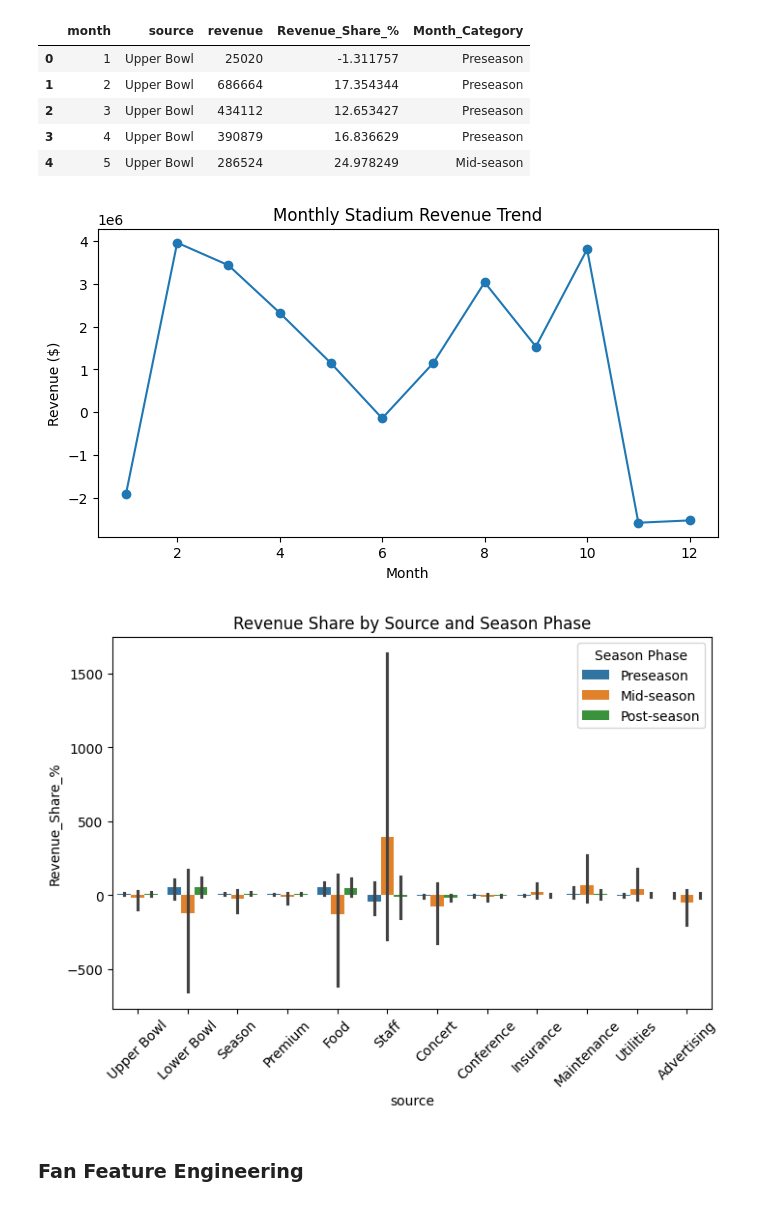
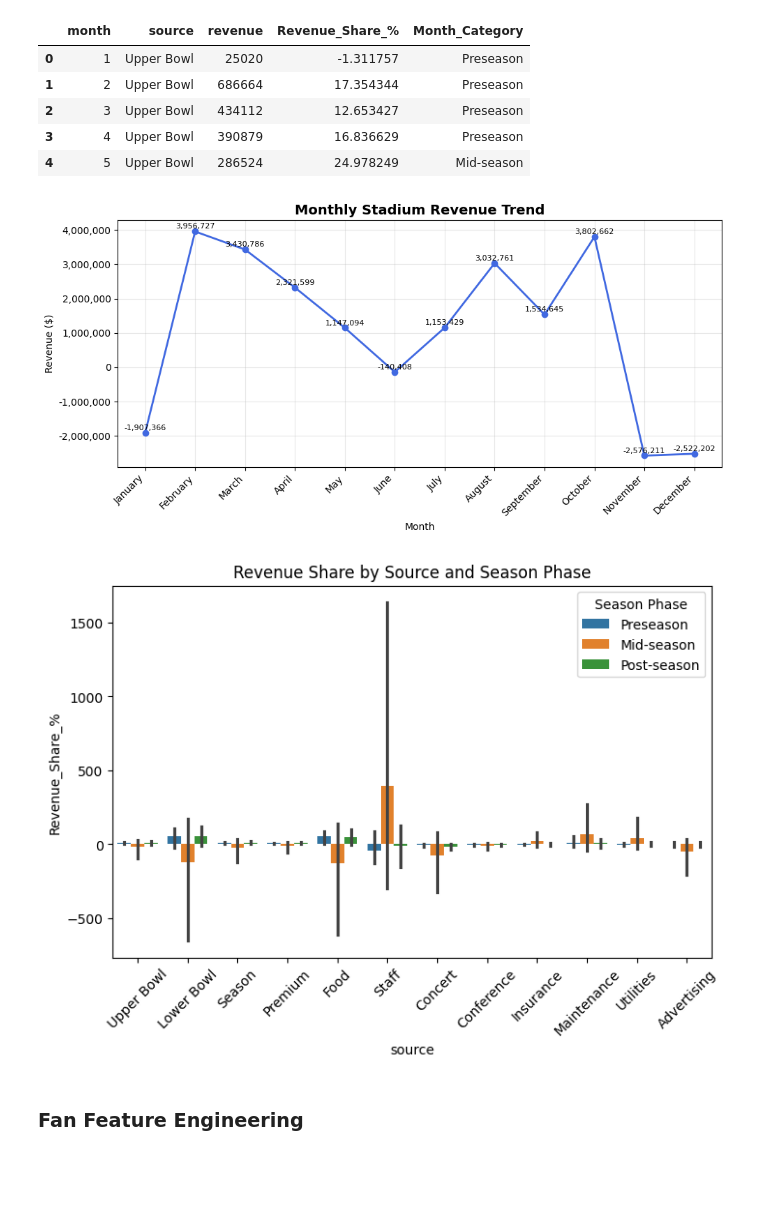
Before and after one commit to mcho04/UBC-Bolt-First-Byte-2025, a Jupyter notebook: first_byte_2025.ipynb, the cells around one changed output. Drawn from its saved outputs; the diff is of its cells as text; code cells hidden in the pictures; blank space fills up the shorter version.

```diff
--- a/first_byte_2025.ipynb
+++ b/first_byte_2025.ipynb
@@ -460,24 +461,48 @@ stadium_dat.head()
 | 3 | 4 | Upper Bowl | 390879 | 16.836629 | Preseason |
 | 4 | 5 | Upper Bowl | 286524 | 24.978249 | Mid-season |
 # %%
-# Monthly total revenue trend
-monthly_rev = stadium_dat.groupby('month')['revenue'].sum()
-plt.figure(figsize=(8,4))
-monthly_rev.plot(marker='o')
-plt.title('Monthly Stadium Revenue Trend')
+# Group total revenue per month
+monthly_rev = stadium_dat.groupby('month')['revenue'].sum().reset_index()
+
+# Convert month numbers → month names
+monthly_rev['Month_Name'] = monthly_rev['month'].apply(lambda x: calendar.month_name[x])
+
+# Sort in correct calendar order
+monthly_rev = monthly_rev.sort_values('month')
+
+# Plot
+plt.figure(figsize=(10,5))
+ax = plt.gca()
+
+plt.plot(monthly_rev['Month_Name'], monthly_rev['revenue'], marker='o', linewidth=2, color='royalblue')
+
+# Titles & labels
+plt.title('Monthly Stadium Revenue Trend', fontsize=14, fontweight='bold')
 plt.xlabel('Month')
 plt.ylabel('Revenue ($)')
+plt.xticks(rotation=45, ha='right')
+plt.grid(alpha=0.3)
+
+# ✅ Format y-axis to show full numbers with commas
+ax.yaxis.set_major_formatter(mtick.StrMethodFormatter('{x:,.0f}'))
+
+# Optional: Add data labels above points
+for i, row in monthly_rev.iterrows():
+    plt.text(row['Month_Name'], row['revenue'] + monthly_rev['revenue'].max()*0.01,
+             f'{row["revenue"]:,.0f}', ha='center', va='bottom', fontsize=8)
+
+plt.tight_layout()
 plt.show()
 
 # Revenue share by source category
 plt.figure(figsize=(8,5))
 sns.barplot(x='source', y='Revenue_Share_%', hue='Month_Category', data=stadium_dat)
 plt.title('Revenue Share by Source and Season Phase')
 plt.legend(title='Season Phase')
 plt.xticks(rotation=45)
 plt.show()
 # %% [output]
-[figure, old version]
+[figure, new version]
 [figure]
 # %% [markdown]
 ### Fan Feature Engineering
```
Also changed, not shown: parts of 11 cells of this notebook.
